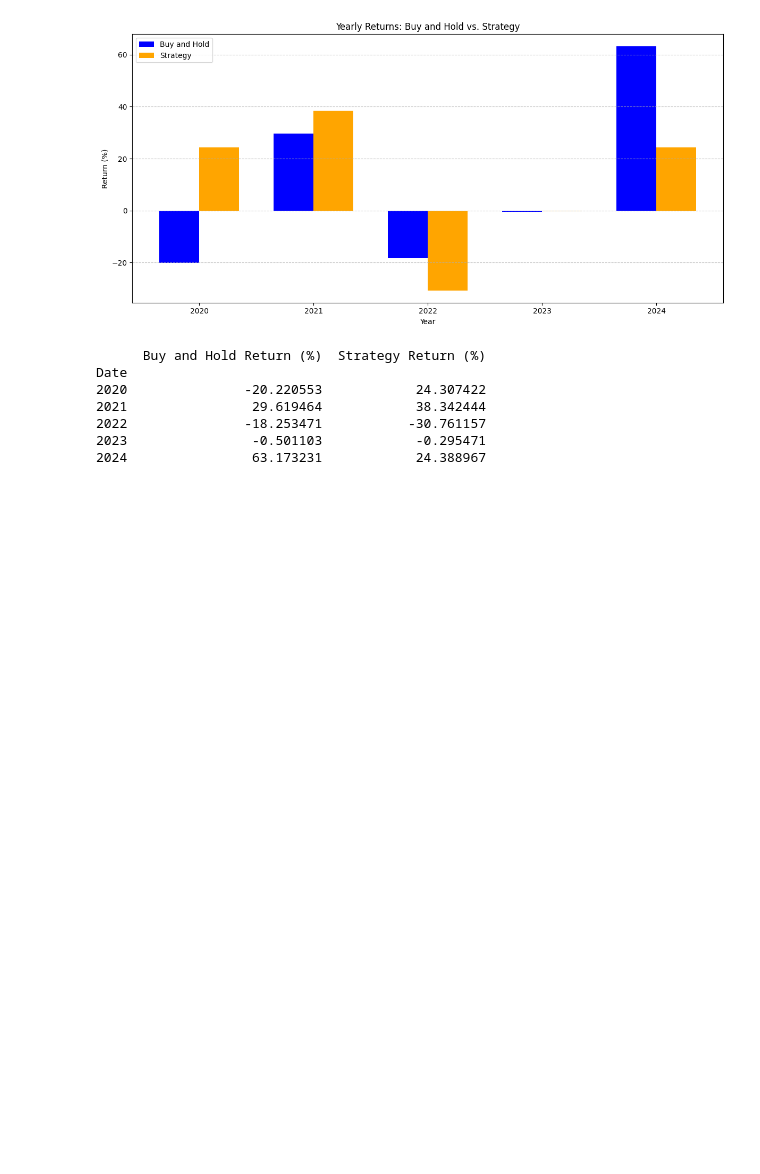
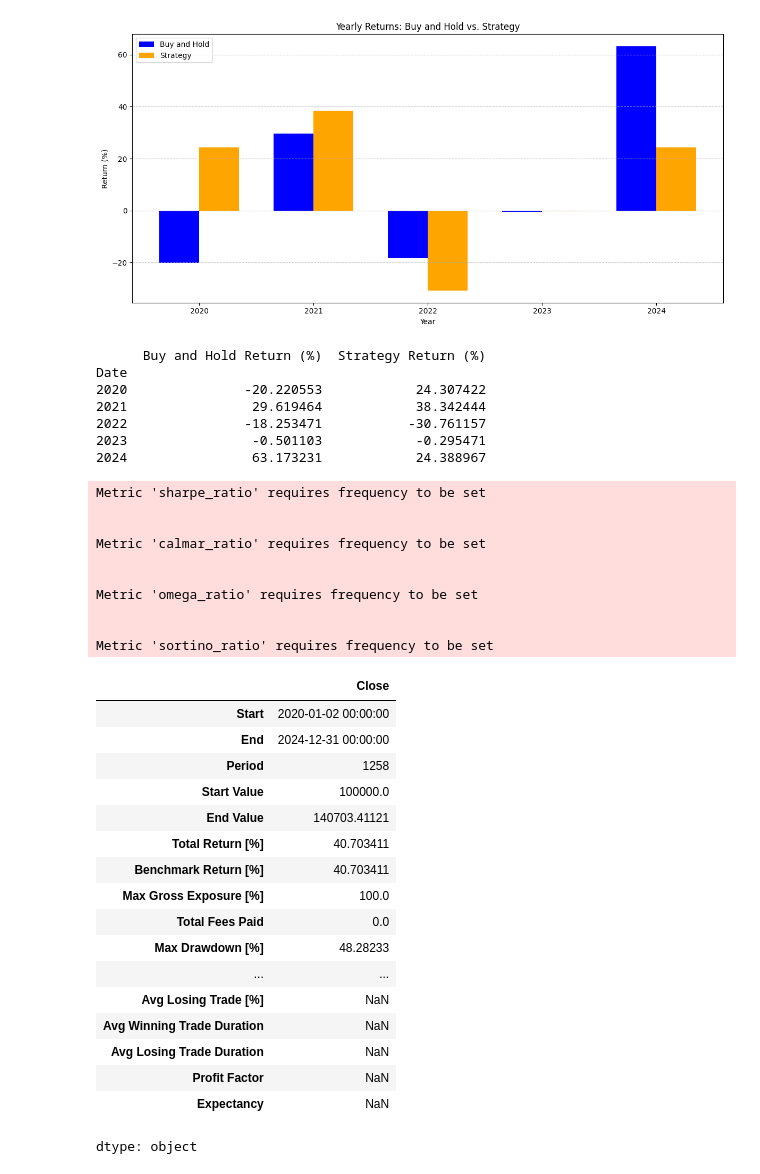
Before and after one commit to kridtapon/WFO-HMA-STC, a Jupyter notebook: WFO_HMA+STC.ipynb, the cells around one changed output. Cells and saved outputs as stored; diff of their text form; code cells hidden in the pictures; blank space fills up the shorter version.

```diff
--- a/WFO_HMA+STC.ipynb
+++ b/WFO_HMA+STC.ipynb
@@ -293,3 +293,36 @@ Date
 2022               -18.253471           -30.761157
 2023                -0.501103            -0.295471
 2024                63.173231            24.388967
+# %%
+df_holding = df['Close']
+pf = vbt.Portfolio.from_holding(df_holding, init_cash=100_000)
+pf.stats()
+# %% [output]
+Metric 'sharpe_ratio' requires frequency to be set
+
+
+Metric 'calmar_ratio' requires frequency to be set
+
+
+Metric 'omega_ratio' requires frequency to be set
+
+
+Metric 'sortino_ratio' requires frequency to be set
+|  | Close |
+| Start | 2020-01-02 00:00:00 |
+| End | 2024-12-31 00:00:00 |
+| Period | 1258 |
+| Start Value | 100000.0 |
+| End Value | 140703.41121 |
+| Total Return [%] | 40.703411 |
+| Benchmark Return [%] | 40.703411 |
+| Max Gross Exposure [%] | 100.0 |
+| Total Fees Paid | 0.0 |
+| Max Drawdown [%] | 48.28233 |
+| ... | ... |
+| Avg Losing Trade [%] | NaN |
+| Avg Winning Trade Duration | NaN |
+| Avg Losing Trade Duration | NaN |
+| Profit Factor | NaN |
+| Expectancy | NaN |
+dtype: object
```
